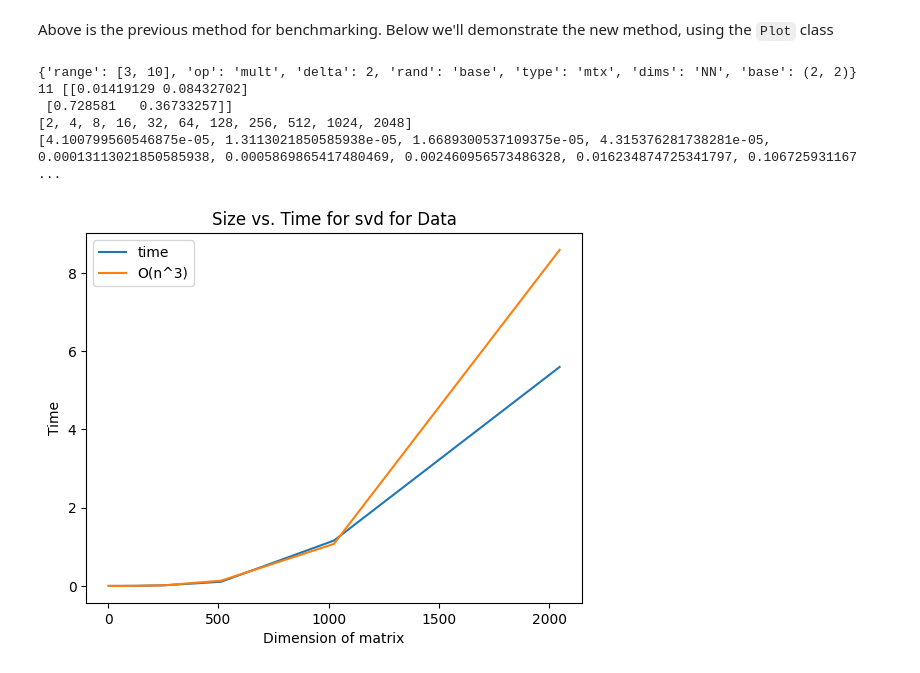
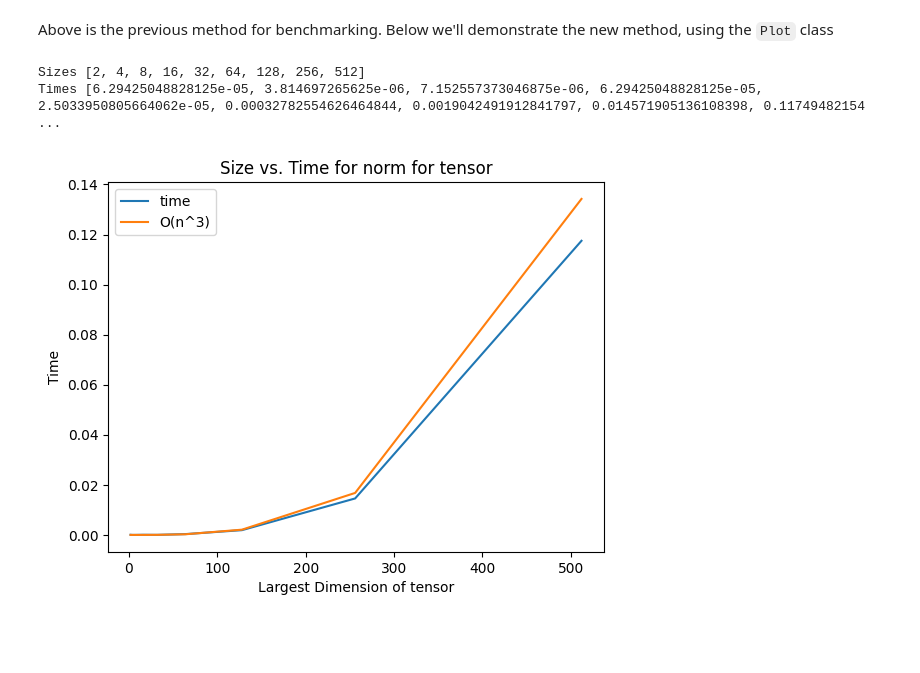
Before and after one commit to DolevArtzi/algsforbigdata, a Jupyter notebook: regression_testing.ipynb, the cells around one changed output. Saved outputs shown, nothing was run; the diff lists cells and outputs as text; code cells hidden in the pictures; blank space fills up the shorter version.

Commit message:
benchmarking numpy appears to work

```diff
--- a/regression_testing.ipynb
+++ b/regression_testing.ipynb
@@ -102,13 +117,10 @@ Above is the previous method for benchmarking. Below we'll demonstrate the new m
 # %%
 import numpy as np
 from plot import Plot
 from numpy.linalg import svd
 P = Plot()
-P.benchmark_np(svd,type_='sqmtx')
+P.benchmark_np(np.linalg.norm,type_='tensor',gen_info={'range':(2,8)})
 # %% [output]
-{'range': [3, 10], 'op': 'mult', 'delta': 2, 'rand': 'base', 'type': 'mtx', 'dims': 'NN', 'base': (2, 2)}
-11 [[0.01419129 0.08432702]
- [0.728581   0.36733257]]
-[2, 4, 8, 16, 32, 64, 128, 256, 512, 1024, 2048]
-[4.100799560546875e-05, 1.3113021850585938e-05, 1.6689300537109375e-05, 4.315376281738281e-05, 0.00013113021850585938, 0.0005869865417480469, 0.002460956573486328, 0.016234874725341797, 0.106725931167 ...
+Sizes [2, 4, 8, 16, 32, 64, 128, 256, 512]
+Times [6.29425048828125e-05, 3.814697265625e-06, 7.152557373046875e-06, 6.29425048828125e-05, 2.5033950805664062e-05, 0.00032782554626464844, 0.0019042491912841797, 0.014571905136108398, 0.11749482154 ...
-[figure, old version]
+[figure, new version]
```
Also changed, not shown: parts of 4 cells of this notebook, 1 other file.
